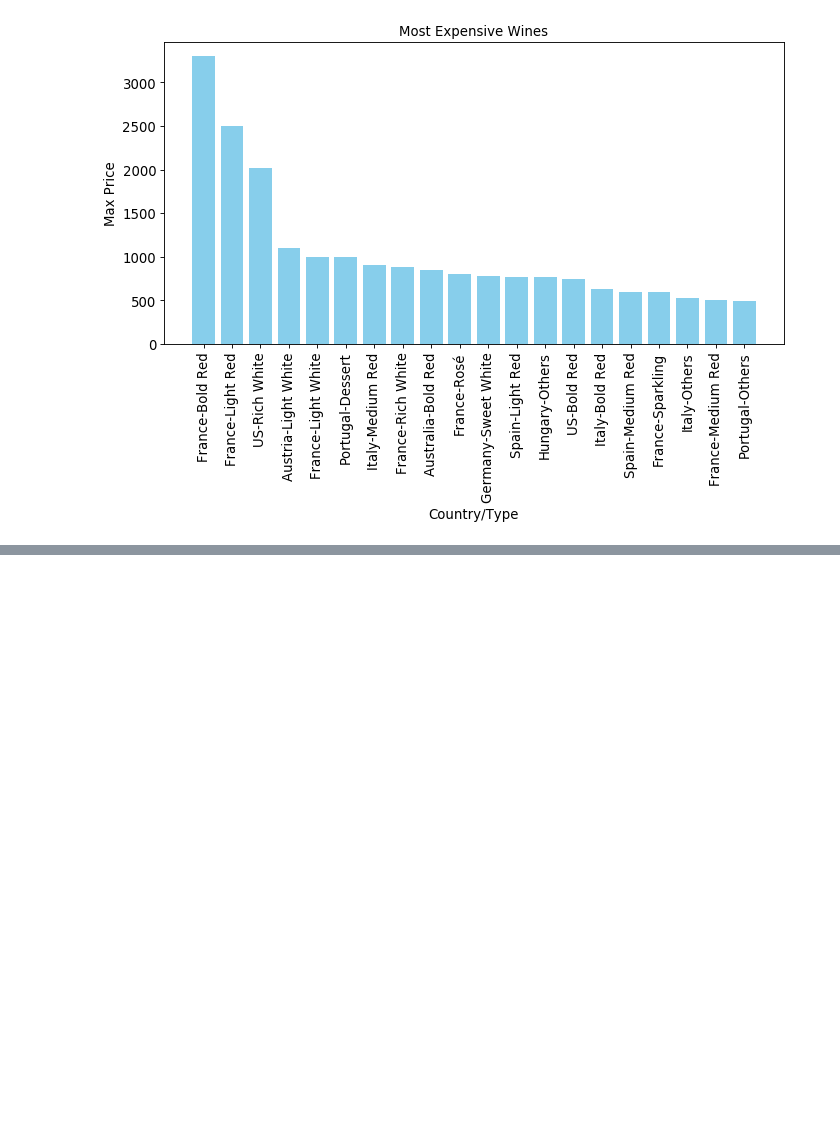
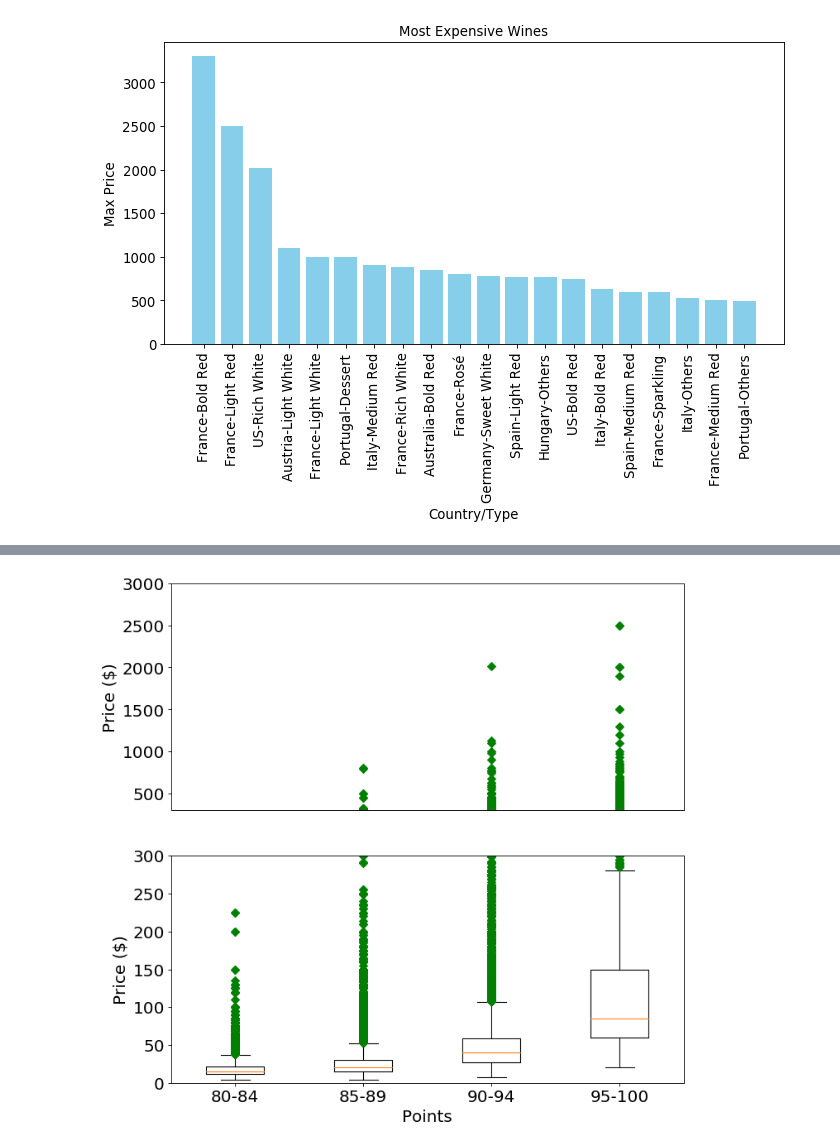
Before and after one commit to renatonico/Pygeons, a Jupyter notebook: notebooks/kevin.ipynb, the cells around one changed output, grey strips where cells are left out. Cells and saved outputs as stored; diff of their text form; code cells hidden in the pictures; blank space fills up the shorter version.

```diff
--- a/notebooks/kevin.ipynb
+++ b/notebooks/kevin.ipynb
@@ -402,27 +432,32 @@ print(df_bins.describe())
 # %%
+import matplotlib
+fignum=20
 #plot the categorized data in four bins
 matplotlib.rc('ytick',labelsize=18)
 
 tick_labels =list(df_bins.groups.keys())
 A=[]
 for keys in tick_labels:
     A.append(df_bins.get_group(keys).price)
 
-fig,ax=plt.subplots(num=1,figsize=(10,10), dpi=80, facecolor='w', edgecolor='k')
-ax.boxplot(A,notch=False,sym='gD',vert=True,whis=1.5)
-ax.set_xticklabels(tick_labels)
-#ax.axes.get_yaxis().set_ticks([])
-ax.set_xlabel('Points',fontsize=18)
-ax.set_ylabel('Price ($)',fontsize=18)
-ax.set_ylim(0,300)
+fig=plt.figure(figsize=(10,10), dpi=80, facecolor='w', edgecolor='k')
+ax1=fig.add_subplot(2,1,1)
+ax1.boxplot(A,0,'gD')
+#ax1.set_xticklabels(tick_labels)
+ax1.set_ylabel('Price ($)',fontsize=18)
+ax1.set_ylim(300,3000)
+ax1.axes.get_xaxis().set_visible(False)
+#df_bins.describe()
 
-fig,ax=plt.subplots(num=2,figsize=(10,5), dpi=80, facecolor='w', edgecolor='k')
-ax.boxplot(A,0,'gD')
-ax.set_xticklabels(tick_labels)
-ax.set_xlabel('Points',fontsize=18)
-ax.set_ylabel('Price ($)',fontsize=18)
-ax.set_ylim(300,3000)
+ax2=fig.add_subplot(2,1,2)
+ax2.boxplot(A,notch=False,sym='gD',vert=True,whis=1.5)
+ax2.set_xticklabels(tick_labels,fontsize=18)
+ax2.set_xlabel('Points',fontsize=18)
+ax2.set_ylabel('Price ($)',fontsize=18)
+#ax2.axes.get_xaxis().set_visible(True)
+ax2.set_ylim(0,300)
 
+plt.savefig("../reports/images/"+str(fignum)+"-Wine_Price_vs_Ratings.png",bbox_inches="tight")
 plt.show()
-ax.axes.get_yaxis().set_visible(False)
-#df_bins.describe()
+# %% [output]
+[figure, added]
```
Also changed, not shown: parts of 43 cells of this notebook, 55 other files.
